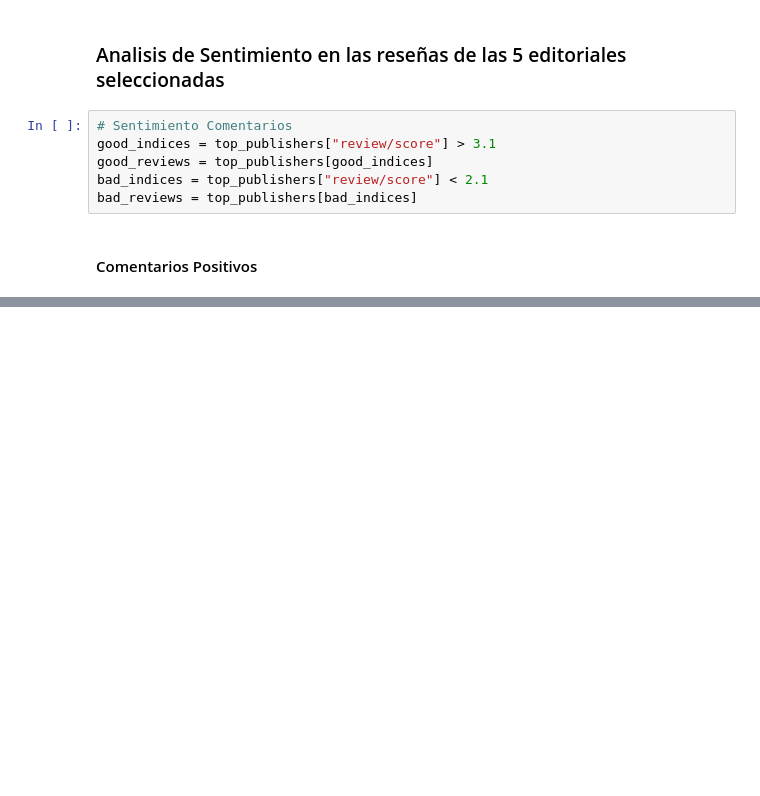
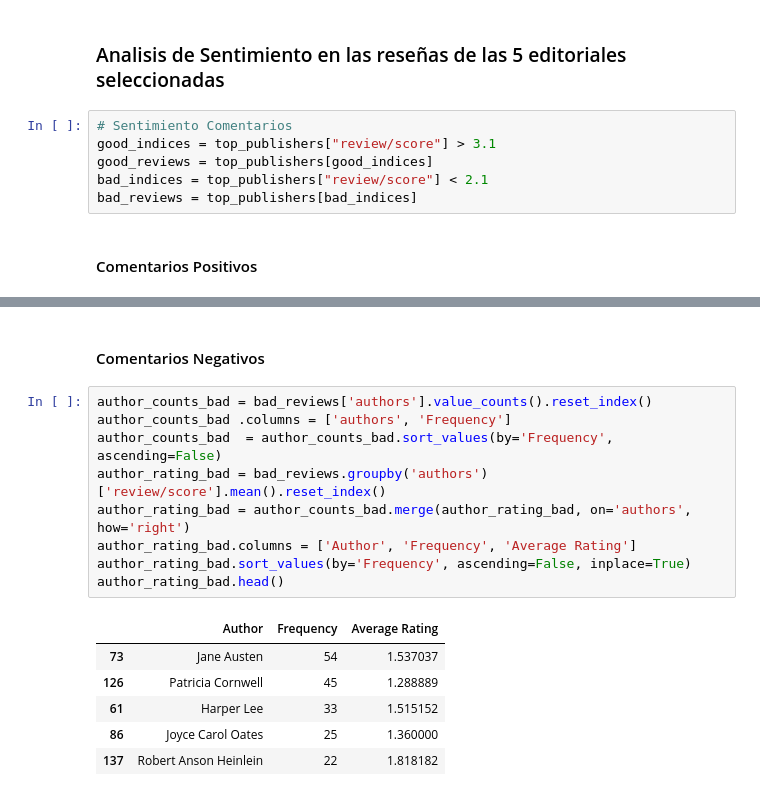
Before and after one commit to jlvaldes/bigdata, a Jupyter notebook: Data_exploration_and_analysis.ipynb, the cells around one changed output, grey strips where cells are left out. Drawn from its saved outputs; the diff is of its cells as text; blank space fills up the shorter version.

```diff
--- a/Data_exploration_and_analysis.ipynb
+++ b/Data_exploration_and_analysis.ipynb
@@ -437,0 +482,18 @@ category_rating.head()
+# %% [markdown]
+#### Comentarios Negativos
+# %%
+author_counts_bad = bad_reviews['authors'].value_counts().reset_index()
+author_counts_bad .columns = ['authors', 'Frequency']
+author_counts_bad  = author_counts_bad.sort_values(by='Frequency', ascending=False)
+author_rating_bad = bad_reviews.groupby('authors')['review/score'].mean().reset_index()
+author_rating_bad = author_counts_bad.merge(author_rating_bad, on='authors', how='right')
+author_rating_bad.columns = ['Author', 'Frequency', 'Average Rating']
+author_rating_bad.sort_values(by='Frequency', ascending=False, inplace=True)
+author_rating_bad.head()
+# %% [output]
+|  | Author | Frequency | Average Rating |
+| 73 | Jane Austen | 54 | 1.537037 |
+| 126 | Patricia Cornwell | 45 | 1.288889 |
+| 61 | Harper Lee | 33 | 1.515152 |
+| 86 | Joyce Carol Oates | 25 | 1.360000 |
+| 137 | Robert Anson Heinlein | 22 | 1.818182 |
```
Also changed, not shown: parts of 36 cells of this notebook.
